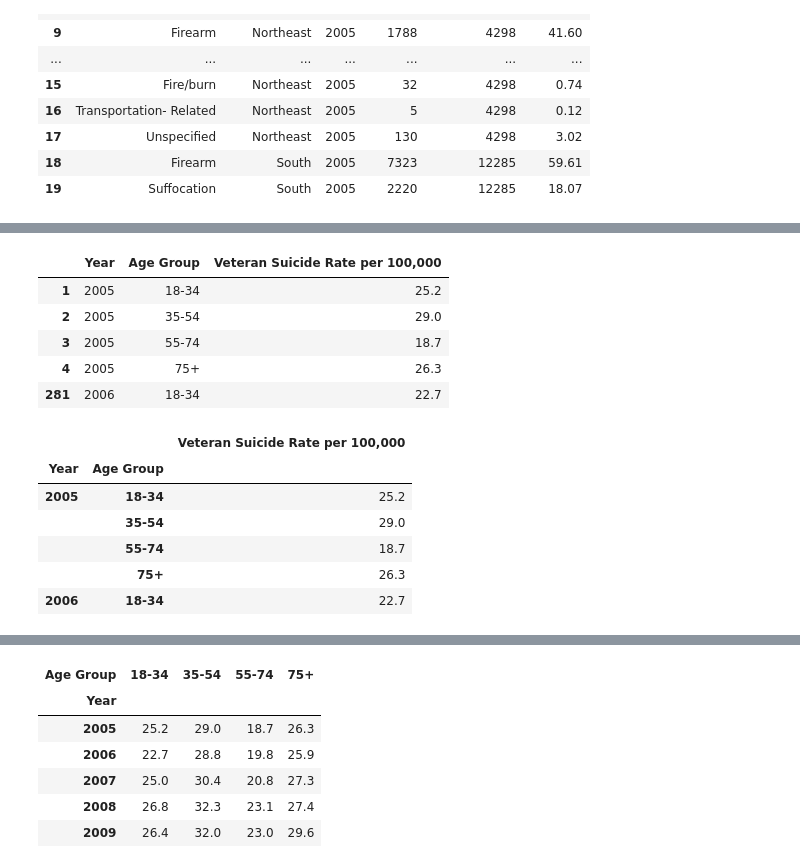
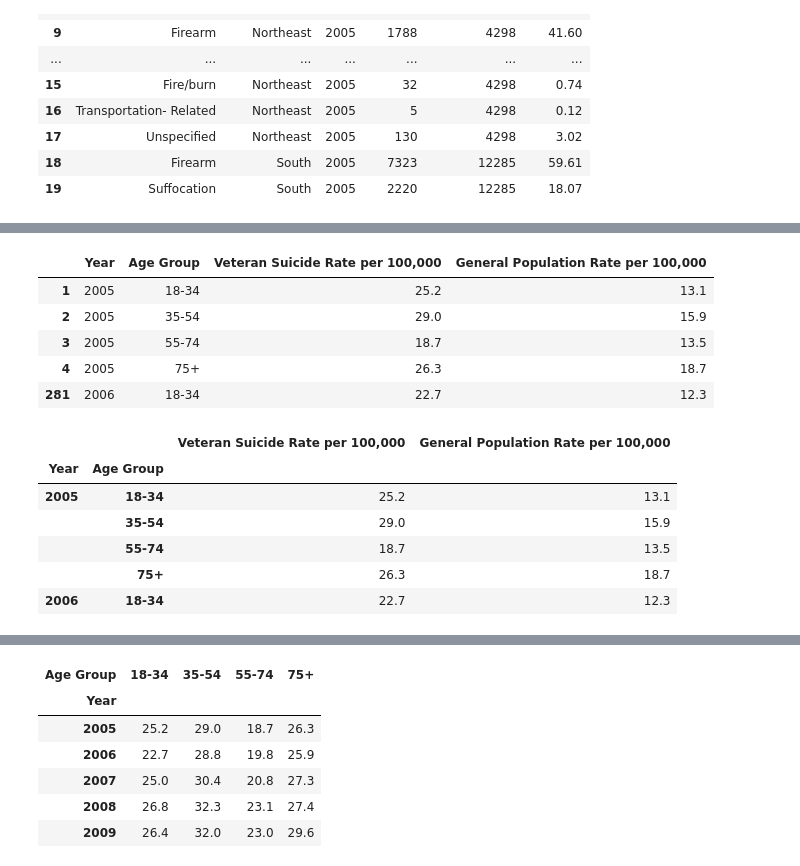
Before and after one commit to jetchechury/Project_1_SuicideAnalysis, a Jupyter notebook: JN_Project1_YX.ipynb, the cells around one changed output, grey strips where cells are left out. Cells and saved outputs as stored; diff of their text form; code cells hidden in the pictures.

```diff
--- a/JN_Project1_YX.ipynb
+++ b/JN_Project1_YX.ipynb
@@ -341,30 +341,29 @@ vet_age_df3.head()
 # %%
 #create a new df with the data we need
 vet_age_df4 =  vet_age_df3.drop(columns = ['Geographic\nRegion,\nBased on\nstate of\ndeath',
                                            'State of Death',
                                            'Veteran\nSuicides',
-                                           'General\nPopulation\nSuicides',
-                                            'General\nPopulation\nRate per\n100,000'])
+                                           'General\nPopulation\nSuicides'])
 vet_age_df4.head()
 # %% [output]
-|  | Year | Age Group | Veteran Suicide Rate per 100,000 |
-| 1 | 2005 | 18-34 | 25.2 |
-| 2 | 2005 | 35-54 | 29.0 |
-| 3 | 2005 | 55-74 | 18.7 |
-| 4 | 2005 | 75+ | 26.3 |
-| 281 | 2006 | 18-34 | 22.7 |
+|  | Year | Age Group | Veteran Suicide Rate per 100,000 | General Population Rate per 100,000 |
+| 1 | 2005 | 18-34 | 25.2 | 13.1 |
+| 2 | 2005 | 35-54 | 29.0 | 15.9 |
+| 3 | 2005 | 55-74 | 18.7 | 13.5 |
+| 4 | 2005 | 75+ | 26.3 | 18.7 |
+| 281 | 2006 | 18-34 | 22.7 | 12.3 |
 # %%
 #group by age group and year
 vet_age_df5 = vet_age_df4.groupby(['Year','Age\nGroup']).sum()
 vet_age_df5.head()
 # %% [output]
-|  |  | Veteran Suicide Rate per 100,000 |
-| Year | Age Group |  |
-| 2005 | 18-34 | 25.2 |
-|  | 35-54 | 29.0 |
-|  | 55-74 | 18.7 |
-|  | 75+ | 26.3 |
-| 2006 | 18-34 | 22.7 |
+|  |  | Veteran Suicide Rate per 100,000 | General Population Rate per 100,000 |
+| Year | Age Group |  |  |
+| 2005 | 18-34 | 25.2 | 13.1 |
+|  | 35-54 | 29.0 | 15.9 |
+|  | 55-74 | 18.7 | 13.5 |
+|  | 75+ | 26.3 | 18.7 |
+| 2006 | 18-34 | 22.7 | 12.3 |
 # %%
 vet_age_df5.reset_index().head()
 vet_age_df5.dtypes
```
Also changed, not shown: parts of 5 cells of this notebook.
